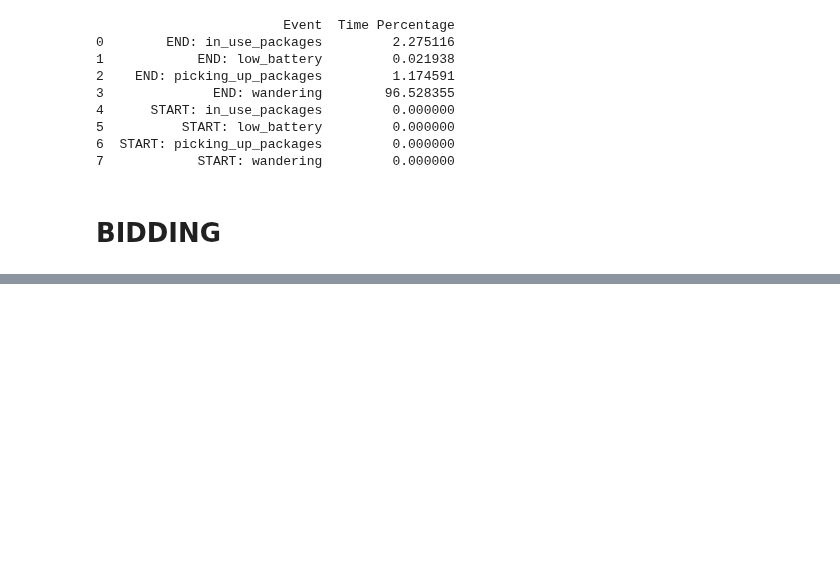
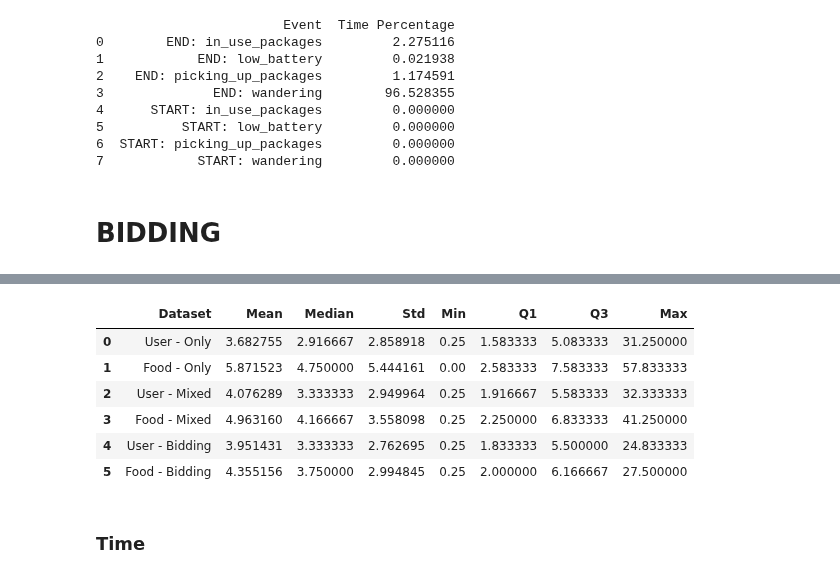
Before and after one commit to CityScope/MobilityTable_SanSebastian, a Jupyter notebook: postprocessing/results-tables.ipynb, the cells around one changed output, grey strips where cells are left out. Cells and saved outputs as stored; diff of their text form; code cells hidden in the pictures; blank space fills up the shorter version.

```diff
--- a/postprocessing/results-tables.ipynb
+++ b/postprocessing/results-tables.ipynb
@@ -587,3 +618,16 @@ plt.show()
+# %%
+# Display the summary table
+summary_df
+# %% [output]
+|  | Dataset | Mean | Median | Std | Min | Q1 | Q3 | Max |
+| 0 | User - Only | 3.682755 | 2.916667 | 2.858918 | 0.25 | 1.583333 | 5.083333 | 31.250000 |
+| 1 | Food - Only | 5.871523 | 4.750000 | 5.444161 | 0.00 | 2.583333 | 7.583333 | 57.833333 |
+| 2 | User - Mixed | 4.076289 | 3.333333 | 2.949964 | 0.25 | 1.916667 | 5.583333 | 32.333333 |
+| 3 | Food - Mixed | 4.963160 | 4.166667 | 3.558098 | 0.25 | 2.250000 | 6.833333 | 41.250000 |
+| 4 | User - Bidding | 3.951431 | 3.333333 | 2.762695 | 0.25 | 1.833333 | 5.500000 | 24.833333 |
+| 5 | Food - Bidding | 4.355156 | 3.750000 | 2.994845 | 0.25 | 2.000000 | 6.166667 | 27.500000 |
+# %% [markdown]
+### Time
 # %%
 # Define a mapping of old column names to new column names
 column_mapping = {
```
Also changed, not shown: parts of 34 cells of this notebook, 5 other files.
